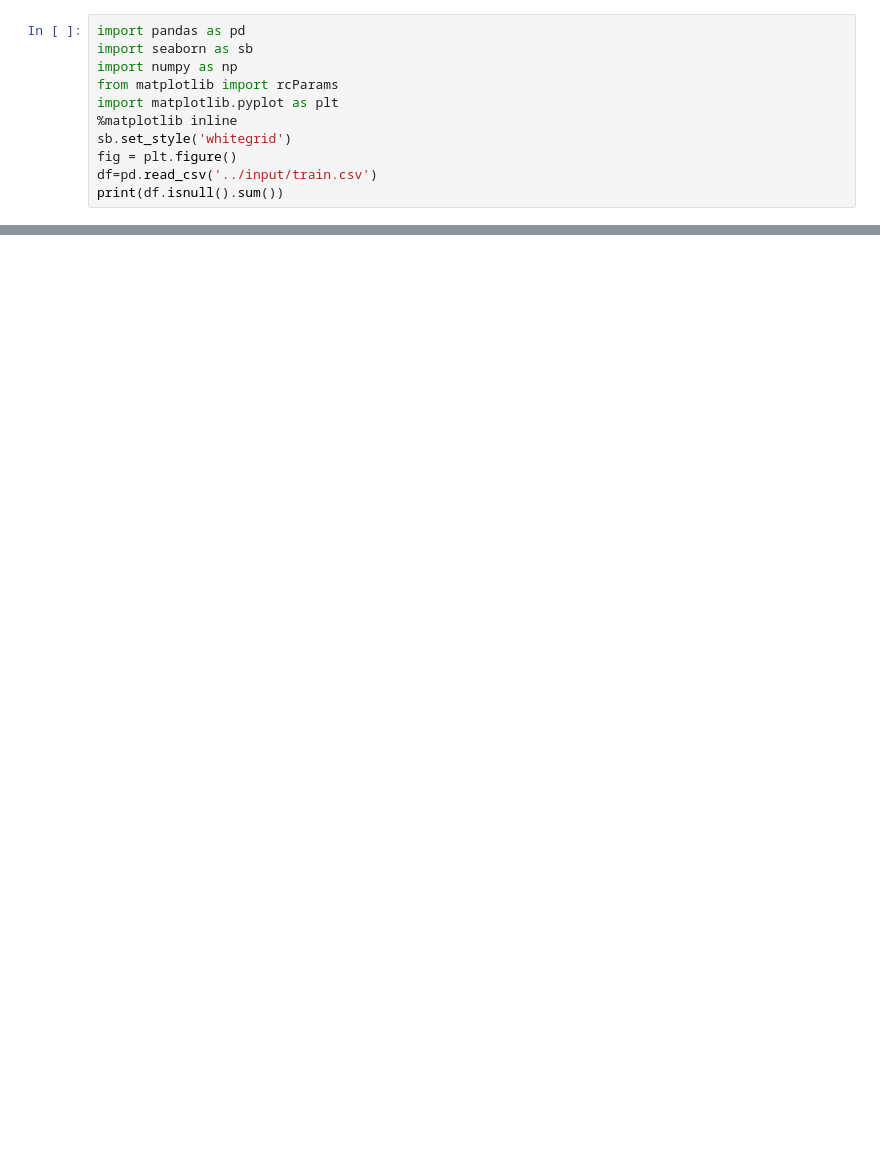
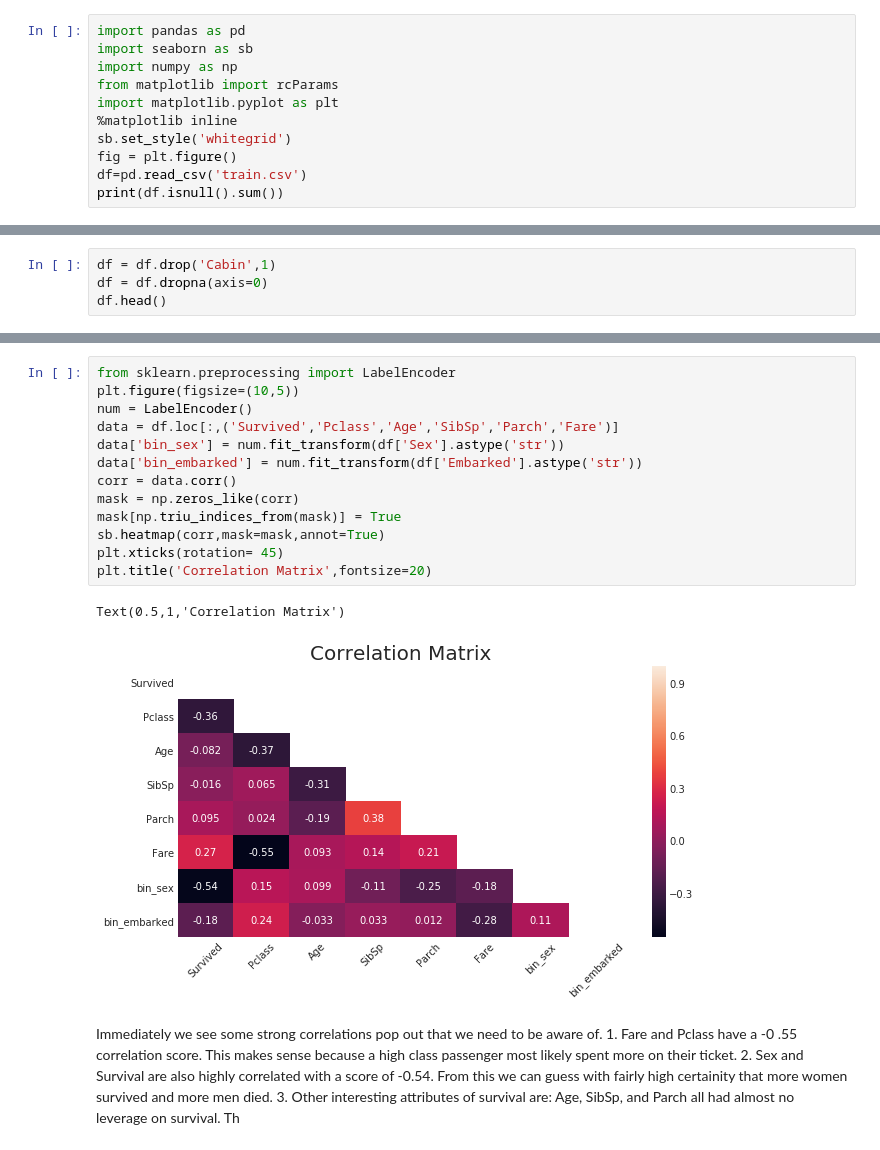
Before and after one commit to Sarulian/RollTheDice, a Jupyter notebook: SyncingTheTitanic.ipynb, the cells around one changed output, grey strips where cells are left out. Cells and saved outputs as stored; diff of their text form; blank space fills up the shorter version.

```diff
--- a/SyncingTheTitanic.ipynb
+++ b/SyncingTheTitanic.ipynb
@@ -7,6 +7,6 @@ import matplotlib.pyplot as plt
 %matplotlib inline
 sb.set_style('whitegrid')
 fig = plt.figure()
-df=pd.read_csv('../input/train.csv')
+df=pd.read_csv('train.csv')
 print(df.isnull().sum())
 # %% [output]
@@ -14 +26,5 @@ FileNotFoundError: File b'../input/train.csv' does not exist
 <matplotlib.figure.Figure at 0x...>
+# %%
+df = df.drop('Cabin',1)
+df = df.dropna(axis=0)
+df.head()
@@ -14,0 +38,18 @@ FileNotFoundError: File b'../input/train.csv' does not exist
+# %%
+from sklearn.preprocessing import LabelEncoder
+plt.figure(figsize=(10,5))
+num = LabelEncoder()
+data = df.loc[:,('Survived','Pclass','Age','SibSp','Parch','Fare')]
+data['bin_sex'] = num.fit_transform(df['Sex'].astype('str'))
+data['bin_embarked'] = num.fit_transform(df['Embarked'].astype('str'))
+corr = data.corr()
+mask = np.zeros_like(corr)
+mask[np.triu_indices_from(mask)] = True
+sb.heatmap(corr,mask=mask,annot=True)
+plt.xticks(rotation= 45)
+plt.title('Correlation Matrix',fontsize=20)
+# %% [output]
+Text(0.5,1,'Correlation Matrix')
+[figure, added]
+# %% [markdown]
+Immediately we see some strong correlations pop out that we need to be aware of.  1. Fare and Pclass have a -0 .55 correlation score. This makes sense because a high class passenger most likely spent more on their ticket. 2. Sex and Survival are also highly correlated with a score of -0.54. From this we can guess with fairly high certainity that more women survived and more men died. 3. Other interesting attributes of survival are: Age, SibSp, and Parch all had almost no leverage on survival. Th
```
Also changed, not shown: parts of 5 cells of this notebook.
